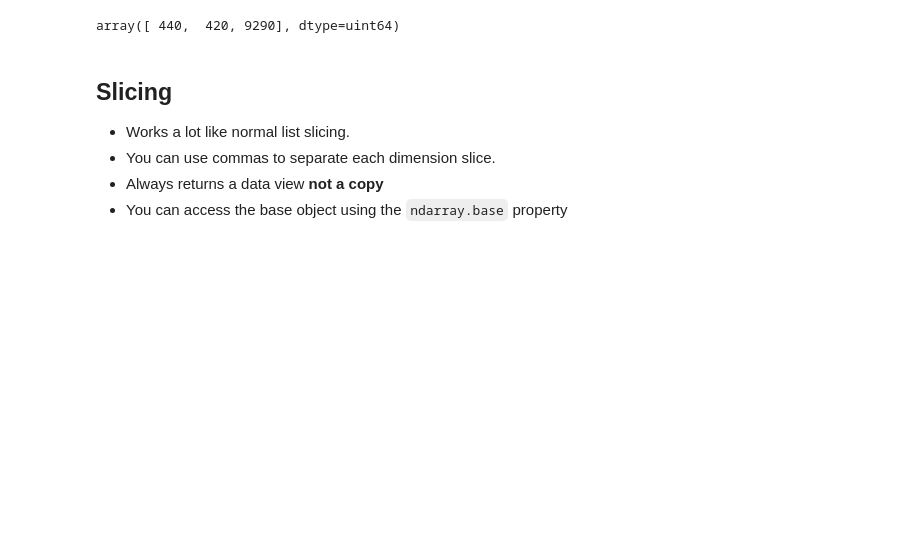
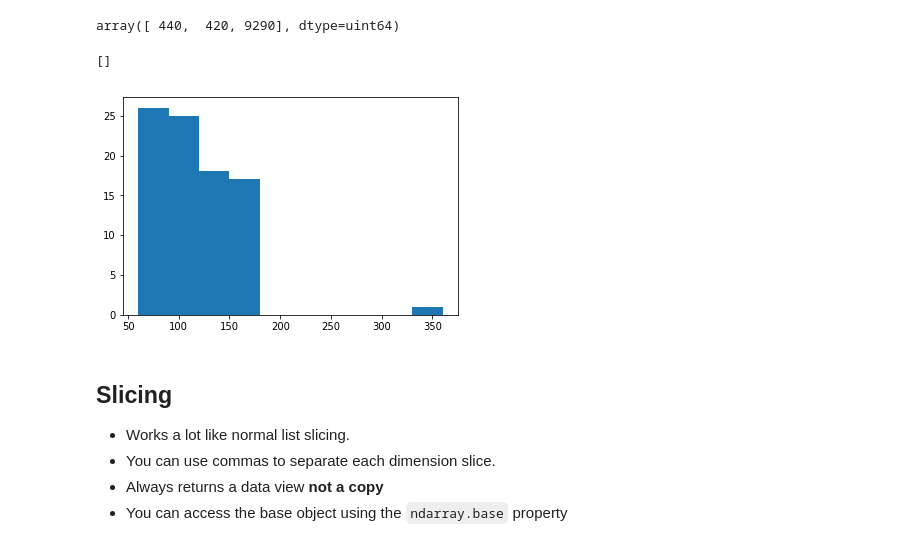
Before and after one commit to treehouse-projects/python-intro-to-numpy, a Jupyter notebook: Introduction to NumPy.ipynb, the cells around one changed output. Drawn from its saved outputs; the diff is of its cells as text; code cells hidden in the pictures; blank space fills up the shorter version.

```diff
--- a/Introduction to NumPy.ipynb
+++ b/Introduction to NumPy.ipynb
@@ -340,6 +350,14 @@ np.sum(study_minutes[0])
 np.sum(study_minutes, axis=1)
 # %% [output]
 array([ 440,  420, 9290], dtype=uint64)
+# %%
+# Pass in a one dimensional array of all the minutes that are
+#  greater than zero
+plt.hist(study_minutes[study_minutes > 0])
+plt.plot()
+# %% [output]
+[]
+[figure, added]
 # %% [markdown]
 ## Slicing
 * Works a lot like normal list slicing.
```
Also changed, not shown: parts of 5 cells of this notebook.
